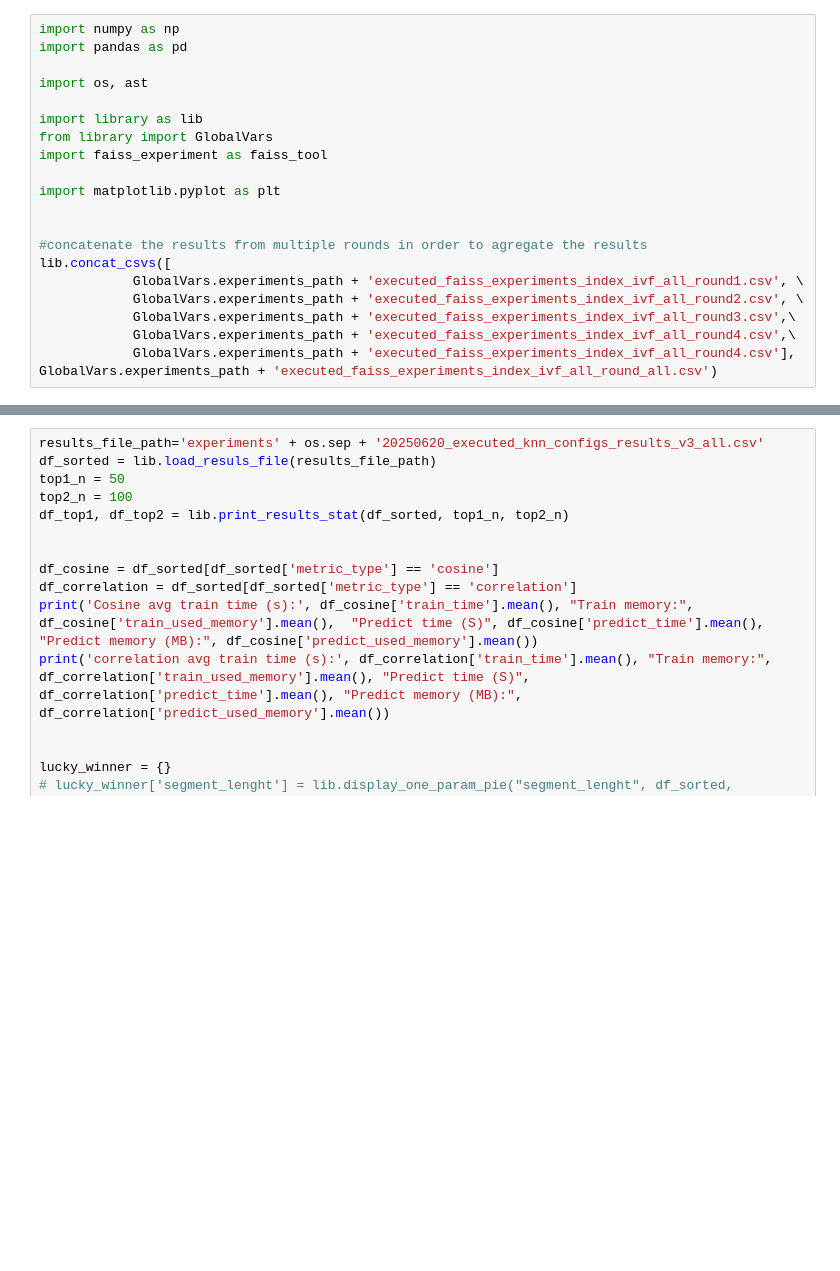
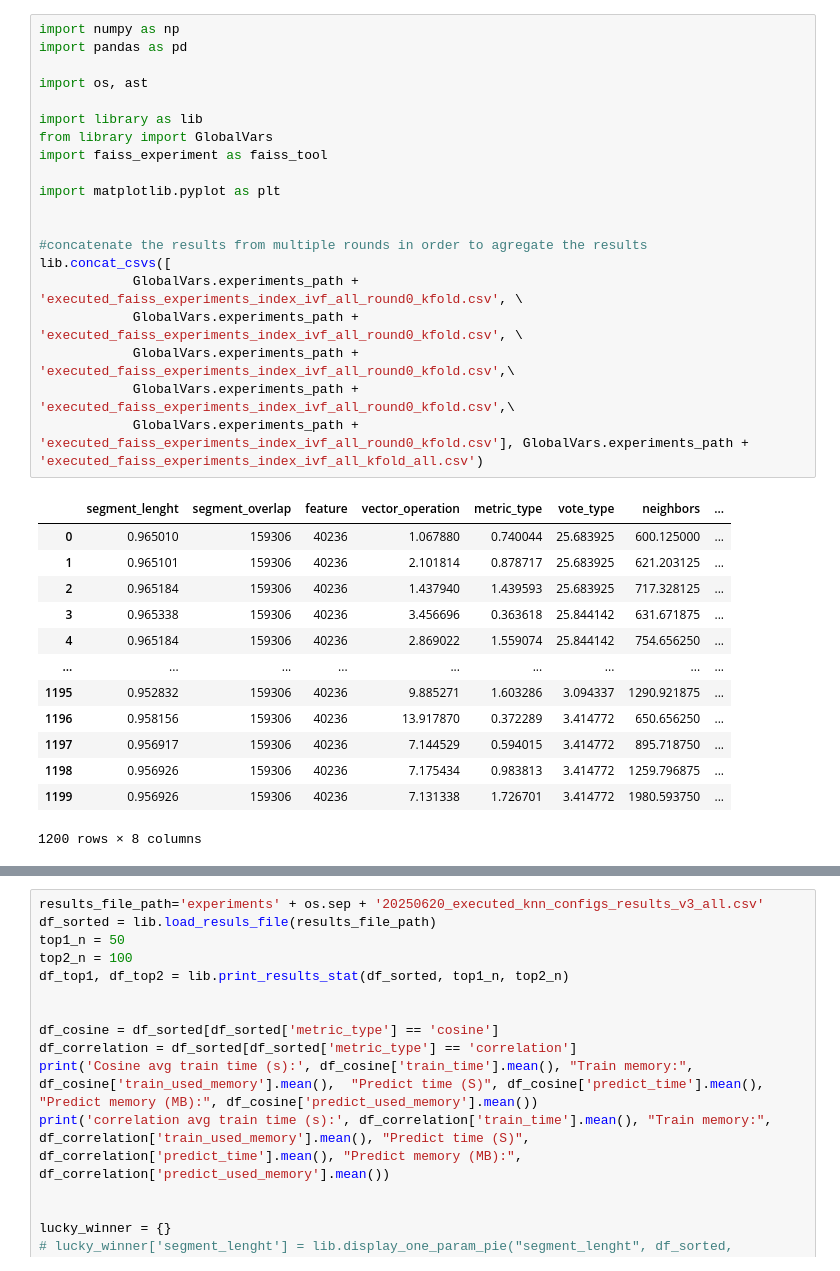
Before and after one commit to SilviuCovaci/bees-analyze-vectordb, a Jupyter notebook: app/faiss_results_analyze.ipynb, the cells around one changed output, grey strips where cells are left out. Saved outputs shown, nothing was run; the diff lists cells and outputs as text; blank space fills up the shorter version.

```diff
--- a/app/faiss_results_analyze.ipynb
+++ b/app/faiss_results_analyze.ipynb
@@ -1,23 +1,37 @@
 # %%
 import numpy as np
 import pandas as pd
 
 import os, ast
 
 import library as lib
 from library import GlobalVars
 import faiss_experiment as faiss_tool
 
 import matplotlib.pyplot as plt
 
 
 #concatenate the results from multiple rounds in order to agregate the results
 lib.concat_csvs([
-            GlobalVars.experiments_path + 'executed_faiss_experiments_index_ivf_all_round1.csv', \
-            GlobalVars.experiments_path + 'executed_faiss_experiments_index_ivf_all_round2.csv', \
-            GlobalVars.experiments_path + 'executed_faiss_experiments_index_ivf_all_round3.csv',\
-            GlobalVars.experiments_path + 'executed_faiss_experiments_index_ivf_all_round4.csv',\
-            GlobalVars.experiments_path + 'executed_faiss_experiments_index_ivf_all_round4.csv'], GlobalVars.experiments_path + 'executed_faiss_experiments_index_ivf_all_round_all.csv')
+            GlobalVars.experiments_path + 'executed_faiss_experiments_index_ivf_all_round0_kfold.csv', \
+            GlobalVars.experiments_path + 'executed_faiss_experiments_index_ivf_all_round0_kfold.csv', \
+            GlobalVars.experiments_path + 'executed_faiss_experiments_index_ivf_all_round0_kfold.csv',\
+            GlobalVars.experiments_path + 'executed_faiss_experiments_index_ivf_all_round0_kfold.csv',\
+            GlobalVars.experiments_path + 'executed_faiss_experiments_index_ivf_all_round0_kfold.csv'], GlobalVars.experiments_path + 'executed_faiss_experiments_index_ivf_all_kfold_all.csv')
+# %% [output]
+|  | segment_lenght | segment_overlap | feature | vector_operation | metric_type | vote_type | neighbors | ... |
+| 0 | 0.965010 | 159306 | 40236 | 1.067880 | 0.740044 | 25.683925 | 600.125000 | ... |
+| 1 | 0.965101 | 159306 | 40236 | 2.101814 | 0.878717 | 25.683925 | 621.203125 | ... |
+| 2 | 0.965184 | 159306 | 40236 | 1.437940 | 1.439593 | 25.683925 | 717.328125 | ... |
+| 3 | 0.965338 | 159306 | 40236 | 3.456696 | 0.363618 | 25.844142 | 631.671875 | ... |
+| 4 | 0.965184 | 159306 | 40236 | 2.869022 | 1.559074 | 25.844142 | 754.656250 | ... |
+| ... | ... | ... | ... | ... | ... | ... | ... | ... |
+| 1195 | 0.952832 | 159306 | 40236 | 9.885271 | 1.603286 | 3.094337 | 1290.921875 | ... |
+| 1196 | 0.958156 | 159306 | 40236 | 13.917870 | 0.372289 | 3.414772 | 650.656250 | ... |
+| 1197 | 0.956917 | 159306 | 40236 | 7.144529 | 0.594015 | 3.414772 | 895.718750 | ... |
+| 1198 | 0.956926 | 159306 | 40236 | 7.175434 | 0.983813 | 3.414772 | 1259.796875 | ... |
+| 1199 | 0.956926 | 159306 | 40236 | 7.131338 | 1.726701 | 3.414772 | 1980.593750 | ... |
+1200 rows × 8 columns
 # %%
 def scale_values(df):
     # Grupuri logice
```
Also changed, not shown: parts of 1 cell of this notebook, 6 other files.
